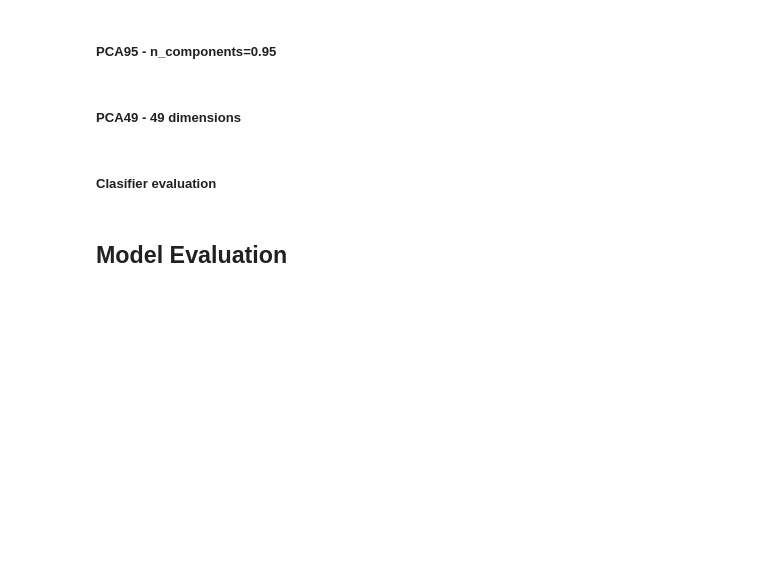
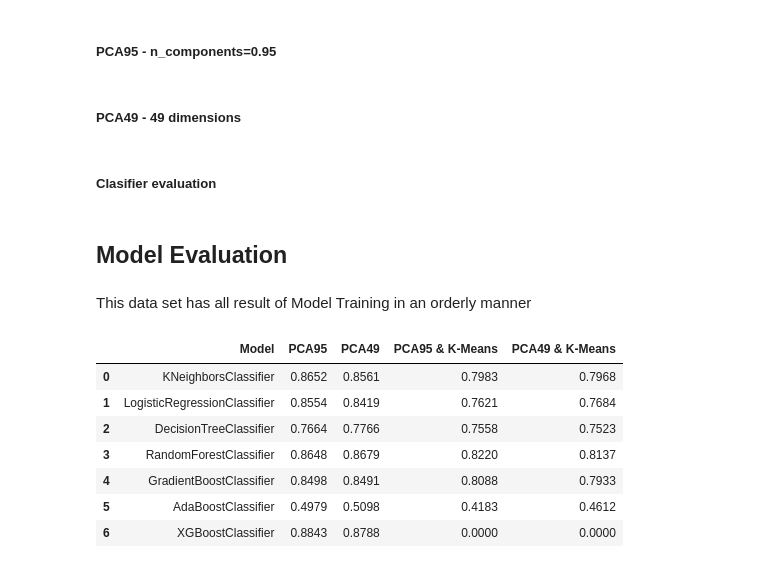
Before and after one commit to Inon-Sinn/Project-Gmar-2, a Jupyter notebook: Part 2 fashion-mnist.ipynb, the cells around one changed output. Saved outputs shown, nothing was run; the diff lists cells and outputs as text; code cells hidden in the pictures; blank space fills up the shorter version.

Commit message:
Part 2: Model Evaluation Completed

```diff
--- a/Part 2 fashion-mnist.ipynb
+++ b/Part 2 fashion-mnist.ipynb
@@ -378,3 +378,10 @@ KnnScores
+# %%
+KnnScores = pd.DataFrame({
+    'Model':['KNeighborsClassifier'],
+    'PCA95':[Knn_score],
+    'PCA49':[Knn_49d_score],
+    'PCA95 & K-Means':[Knn_pipe_score],
+    'PCA49 & K-Means':[Knn_49d_pipe_score]})
 # %% [markdown]
 ## Logistic Regression
 # %% [markdown]
@@ -815,3 +822,23 @@ votSoftScores = pd.DataFrame({
 votSoftScores
 # %% [markdown]
 ## Model Evaluation
+# %% [markdown]
+This data set has all result of Model Training in an orderly manner
+# %%
+Complete_Eva = pd.merge(KnnScores,logRScores,how='outer')
+Complete_Eva = Complete_Eva.merge(dTreeScores,how='outer')
+Complete_Eva = Complete_Eva.merge(RForScores,how='outer')
+Complete_Eva = Complete_Eva.merge(gradBScores,how='outer')
+Complete_Eva = Complete_Eva.merge(adaBScores,how='outer')
+Complete_Eva = Complete_Eva.merge(xgBScores,how='outer')
+Complete_Eva = Complete_Eva.merge(StkScores,how='outer')
+Complete_Eva
+# %% [output]
+|  | Model | PCA95 | PCA49 | PCA95 & K-Means | PCA49 & K-Means |
+| 0 | KNeighborsClassifier | 0.8652 | 0.8561 | 0.7983 | 0.7968 |
+| 1 | LogisticRegressionClassifier | 0.8554 | 0.8419 | 0.7621 | 0.7684 |
+| 2 | DecisionTreeClassifier | 0.7664 | 0.7766 | 0.7558 | 0.7523 |
+| 3 | RandomForestClassifier | 0.8648 | 0.8679 | 0.8220 | 0.8137 |
+| 4 | GradientBoostClassifier | 0.8498 | 0.8491 | 0.8088 | 0.7933 |
+| 5 | AdaBoostClassifier | 0.4979 | 0.5098 | 0.4183 | 0.4612 |
+| 6 | XGBoostClassifier | 0.8843 | 0.8788 | 0.0000 | 0.0000 |
```
Also changed, not shown: parts of 6 cells of this notebook.
